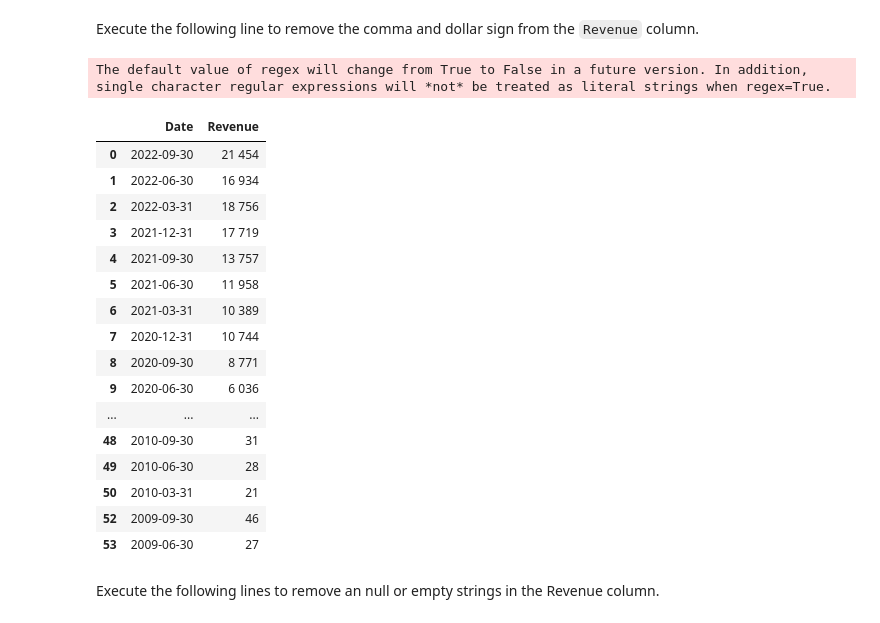
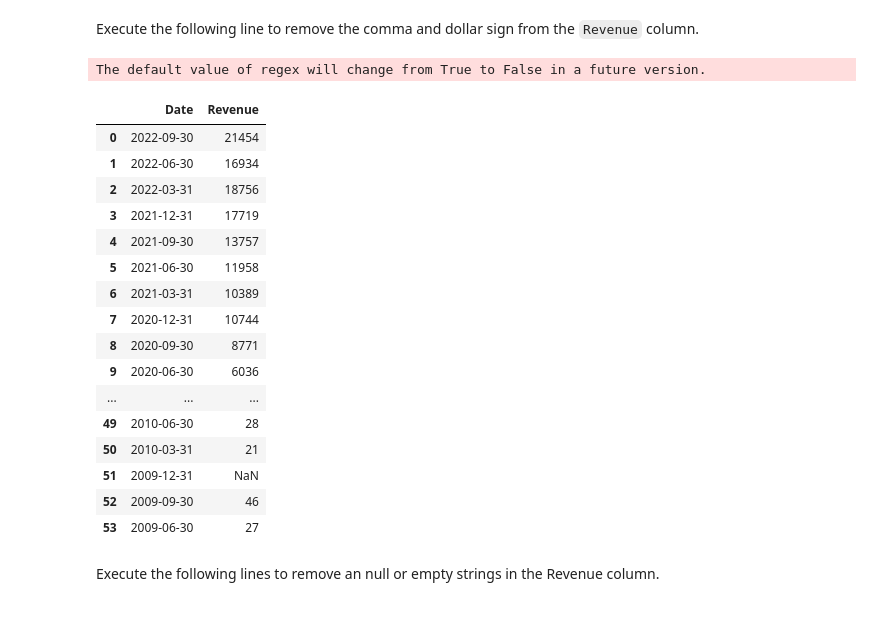
Before and after one commit to TonyeMary/Python_Project, a Jupyter notebook: Final Assignment (1).ipynb, the cells around one changed output. Saved outputs shown, nothing was run; the diff lists cells and outputs as text; code cells hidden in the pictures.

```diff
--- a/Final Assignment (1).ipynb
+++ b/Final Assignment (1).ipynb
@@ -118,0 +130,5 @@ tesla_revenue.columns = ['Date','Revenue']
+# %%
+read_html_pandas = pd.read_html(url)
+tesla_revenue = read_html_pandas[1]
+tesla_revenue.columns=["Date","Revenue"]
+tesla_revenue.head()
@@ -119,25 +142,25 @@ tesla_revenue.columns = ['Date','Revenue']
 # %% [markdown]
 Execute the following line to remove the comma and dollar sign from the `Revenue` column.
 # %%
-tesla_revenue["Revenue"] = tesla_revenue['Revenue'].str.replace(',',' ').str.replace('$',' ')
+tesla_revenue["Revenue"] = tesla_revenue['Revenue'].str.replace(',|\$',"")
 tesla_revenue
 # %% [output]
-The default value of regex will change from True to False in a future version. In addition, single character regular expressions will *not* be treated as literal strings when regex=True.
+The default value of regex will change from True to False in a future version.
 |  | Date | Revenue |
-| 0 | 2022-09-30 | 21 454 |
-| 1 | 2022-06-30 | 16 934 |
-| 2 | 2022-03-31 | 18 756 |
-| 3 | 2021-12-31 | 17 719 |
-| 4 | 2021-09-30 | 13 757 |
-| 5 | 2021-06-30 | 11 958 |
-| 6 | 2021-03-31 | 10 389 |
-| 7 | 2020-12-31 | 10 744 |
-| 8 | 2020-09-30 | 8 771 |
-| 9 | 2020-06-30 | 6 036 |
+| 0 | 2022-09-30 | 21454 |
+| 1 | 2022-06-30 | 16934 |
+| 2 | 2022-03-31 | 18756 |
+| 3 | 2021-12-31 | 17719 |
+| 4 | 2021-09-30 | 13757 |
+| 5 | 2021-06-30 | 11958 |
+| 6 | 2021-03-31 | 10389 |
+| 7 | 2020-12-31 | 10744 |
+| 8 | 2020-09-30 | 8771 |
+| 9 | 2020-06-30 | 6036 |
 | ... | ... | ... |
-| 48 | 2010-09-30 | 31 |
 | 49 | 2010-06-30 | 28 |
 | 50 | 2010-03-31 | 21 |
+| 51 | 2009-12-31 | NaN |
 | 52 | 2009-09-30 | 46 |
 | 53 | 2009-06-30 | 27 |
 # %% [markdown]
```
Also changed, not shown: parts of 12 cells of this notebook.
